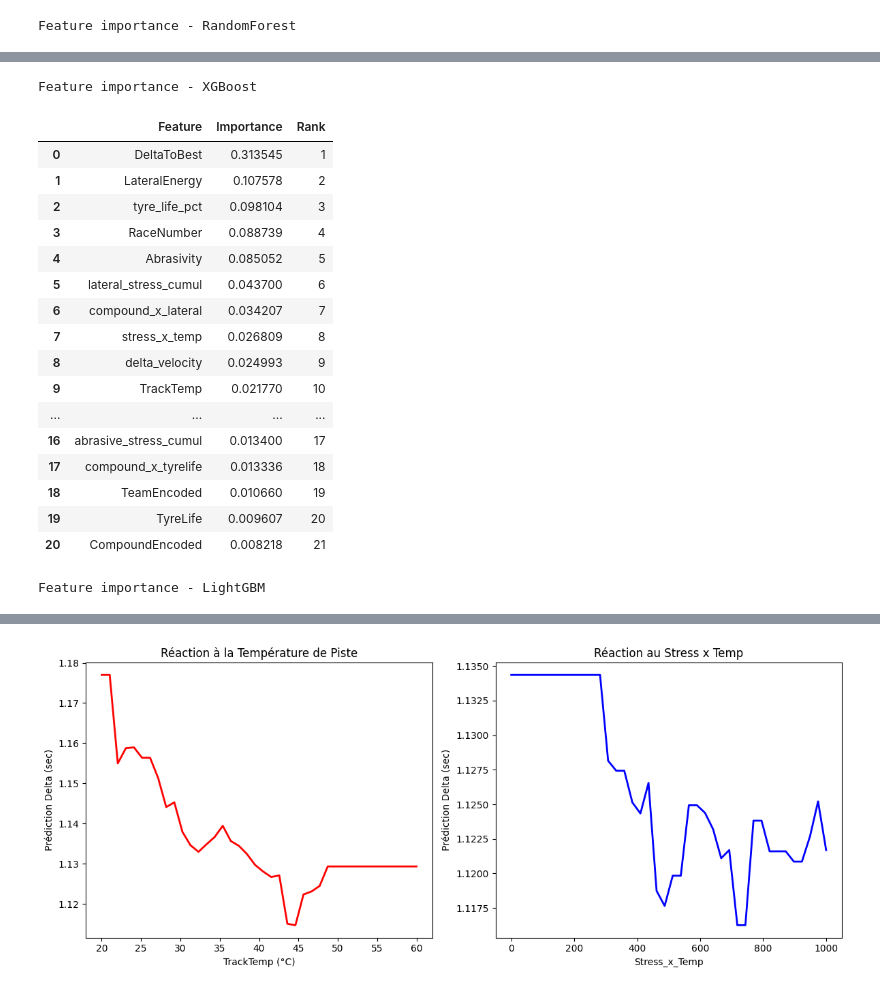
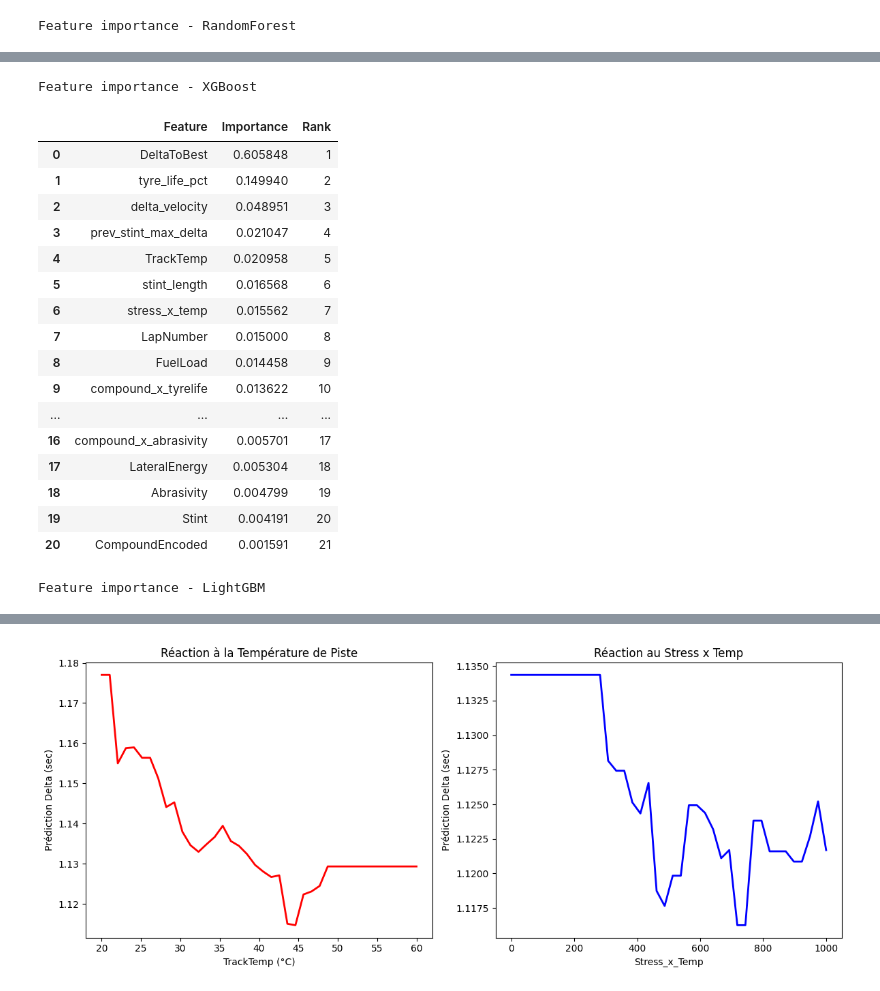
Before and after one commit to ahmedjerba/F1_Analyzer-through-goes-hamilton-, a Jupyter notebook: Models.ipynb/correction_modele.ipynb, the cells around one changed output, grey strips where cells are left out. Cells and saved outputs as stored; diff of their text form; code cells hidden in the pictures.

```diff
--- a/Models.ipynb/correction_modele.ipynb
+++ b/Models.ipynb/correction_modele.ipynb
@@ -159,6 +146,9 @@ models = {
         min_samples_leaf=2,
         random_state=42,
         n_jobs=-1,
+        max_features='sqrt',
+        bootstrap=True,
+
     ),
     'XGBoost': XGBRegressor(
         n_estimators=400,
@@ -207,0 +198,39 @@ You can set `force_col_wise=true` to remove the overhead.
+# %%
+from sklearn.ensemble import RandomForestRegressor
+from sklearn.model_selection import RandomizedSearchCV
+import numpy as np
+
+# 1. Définition du modèle
+rf = RandomForestRegressor(random_state=42)
+
+# 2. Grille de paramètres "intelligente"
+# On utilise des distributions pour le RandomizedSearch
+param_dist = {
+    'n_estimators': [100, 300,400],
+    'max_depth': [20, 30],
+    'min_samples_split': [2, 5, 10],
+    'min_samples_leaf': [1, 2, 4,8],
+}
+
+# 3. Configuration de la recherche
+random_search = RandomizedSearchCV(
+    estimator=rf,
+    param_distributions=param_dist,
+    n_iter=10,           # Limite à 10 combinaisons aléatoires pour aller vite
+    cv=3,                # 3-fold cross-validation au lieu de 5 pour gagner du temps
+    scoring='neg_mean_squared_error',
+    n_jobs=-1,           # Utilise tous les cœurs de votre processeur
+    verbose=2,           # Affiche la progression
+    random_state=42
+)
+
+# 4. Entraînement
+random_search.fit(X_train, y_train)
+
+# 5. Résultats
+print(f"Meilleurs paramètres : {random_search.best_params_}")
+best_model = random_search.best_estimator_
+y_pred = best_model.predict(X_test)
+print(mean_absolute_error(y_test, y_pred))
+print(mean_squared_error(y_test, y_pred) ** 0.5)
+print(r2_score(y_test, y_pred))
@@ -230,7 +274,7 @@ def get_feature_importance_df(model, feature_names):
 feature_importance_tables = {}
 
 for name, model in models.items():
-    importance_df = get_feature_importance_df(model, feature_cols)
+    importance_df = get_feature_importance_df(best_model, feature_cols)
     feature_importance_tables[name] = importance_df
     print(f"\nFeature importance - {name}")
     display(importance_df)
@@ -256,20 +300,20 @@ Feature importance - RandomForest
 Feature importance - XGBoost
 |  | Feature | Importance | Rank |
-| 0 | DeltaToBest | 0.313545 | 1 |
-| 1 | LateralEnergy | 0.107578 | 2 |
-| 2 | tyre_life_pct | 0.098104 | 3 |
-| 3 | RaceNumber | 0.088739 | 4 |
-| 4 | Abrasivity | 0.085052 | 5 |
-| 5 | lateral_stress_cumul | 0.043700 | 6 |
-| 6 | compound_x_lateral | 0.034207 | 7 |
-| 7 | stress_x_temp | 0.026809 | 8 |
-| 8 | delta_velocity | 0.024993 | 9 |
-| 9 | TrackTemp | 0.021770 | 10 |
+| 0 | DeltaToBest | 0.605848 | 1 |
+| 1 | tyre_life_pct | 0.149940 | 2 |
+| 2 | delta_velocity | 0.048951 | 3 |
+| 3 | prev_stint_max_delta | 0.021047 | 4 |
+| 4 | TrackTemp | 0.020958 | 5 |
+| 5 | stint_length | 0.016568 | 6 |
+| 6 | stress_x_temp | 0.015562 | 7 |
+| 7 | LapNumber | 0.015000 | 8 |
+| 8 | FuelLoad | 0.014458 | 9 |
+| 9 | compound_x_tyrelife | 0.013622 | 10 |
 | ... | ... | ... | ... |
-| 16 | abrasive_stress_cumul | 0.013400 | 17 |
-| 17 | compound_x_tyrelife | 0.013336 | 18 |
-| 18 | TeamEncoded | 0.010660 | 19 |
-| 19 | TyreLife | 0.009607 | 20 |
-| 20 | CompoundEncoded | 0.008218 | 21 |
+| 16 | compound_x_abrasivity | 0.005701 | 17 |
+| 17 | LateralEnergy | 0.005304 | 18 |
+| 18 | Abrasivity | 0.004799 | 19 |
+| 19 | Stint | 0.004191 | 20 |
+| 20 | CompoundEncoded | 0.001591 | 21 |
 Feature importance - LightGBM
 |  | Feature | Importance | Rank |
```
Also changed, not shown: parts of 8 cells of this notebook, 5 other files.
